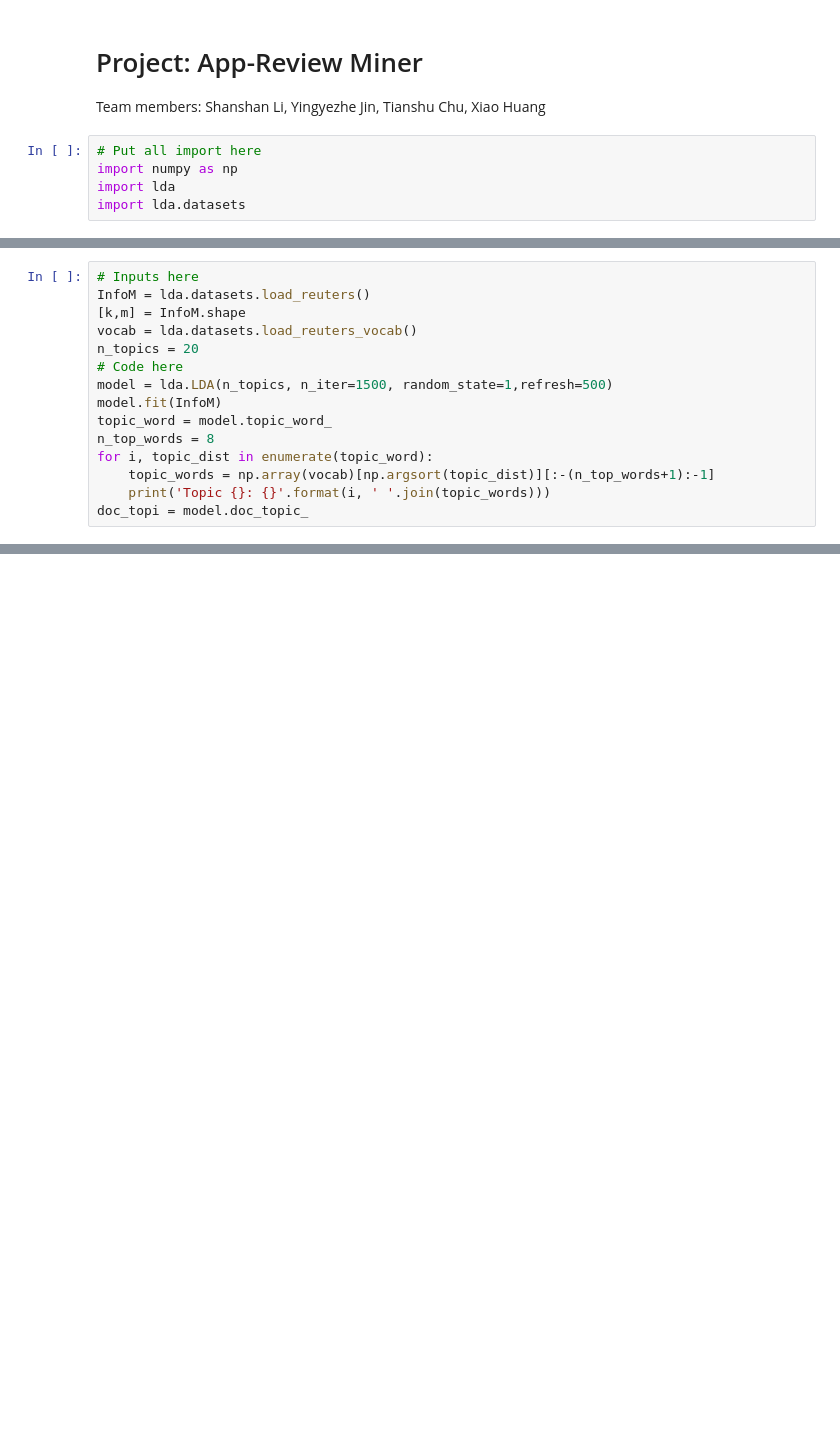
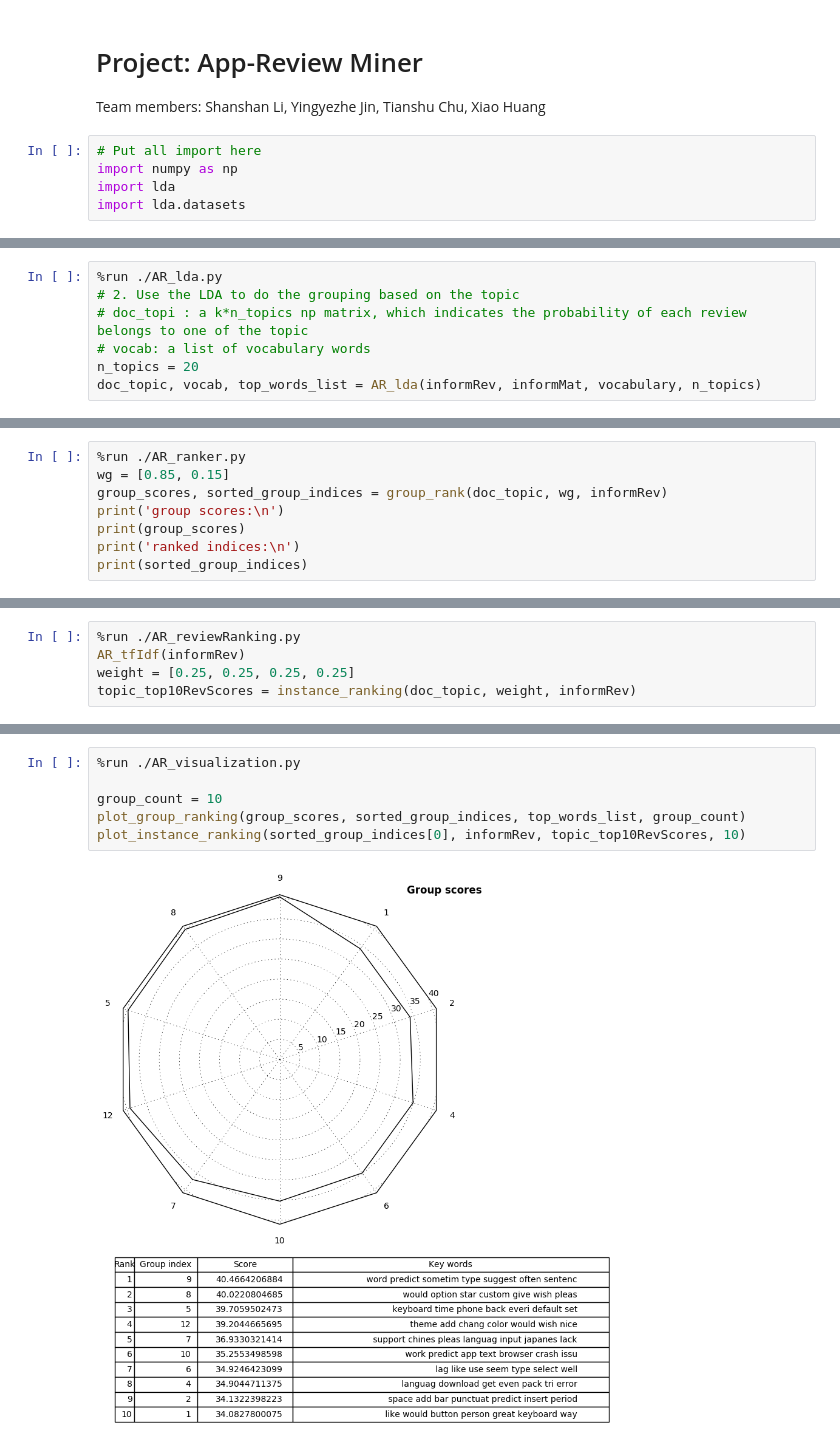
Before and after one commit to jinyyy666/AR_Miner, a Jupyter notebook: AR_Miner.ipynb, the cells around one changed output, grey strips where cells are left out. Saved outputs shown, nothing was run; the diff lists cells and outputs as text; blank space fills up the shorter version.

```diff
--- a/AR_Miner.ipynb
+++ b/AR_Miner.ipynb
@@ -31,15 +78,0 @@ import lda.datasets
-# %%
-# Inputs here
-InfoM = lda.datasets.load_reuters()
-[k,m] = InfoM.shape
-vocab = lda.datasets.load_reuters_vocab()
-n_topics = 20
-# Code here
-model = lda.LDA(n_topics, n_iter=1500, random_state=1,refresh=500)
-model.fit(InfoM)
-topic_word = model.topic_word_
-n_top_words = 8
-for i, topic_dist in enumerate(topic_word):
-    topic_words = np.array(vocab)[np.argsort(topic_dist)][:-(n_top_words+1):-1]
-    print('Topic {}: {}'.format(i, ' '.join(topic_words)))
-doc_topi = model.doc_topic_
@@ -75,0 +79,7 @@ Topic 19: city museum art exhibition century million churches set
+# %%
+%run ./AR_lda.py
+# 2. Use the LDA to do the grouping based on the topic
+# doc_topi : a k*n_topics np matrix, which indicates the probability of each review belongs to one of the topic
+# vocab: a list of vocabulary words
+n_topics = 20
+doc_topic, vocab, top_words_list = AR_lda(informRev, informMat, vocabulary, n_topics)
@@ -96,0 +135,8 @@ print ClustNum
+# %%
+%run ./AR_ranker.py
+wg = [0.85, 0.15]
+group_scores, sorted_group_indices = group_rank(doc_topic, wg, informRev)
+print('group scores:\n')
+print(group_scores)
+print('ranked indices:\n')
+print(sorted_group_indices)
@@ -96,0 +210,5 @@ print ClustNum
+# %%
+%run ./AR_reviewRanking.py
+AR_tfIdf(informRev)
+weight = [0.25, 0.25, 0.25, 0.25]
+topic_top10RevScores = instance_ranking(doc_topic, weight, informRev)
@@ -96,0 +268,8 @@ print ClustNum
+# %%
+%run ./AR_visualization.py
+
+group_count = 10
+plot_group_ranking(group_scores, sorted_group_indices, top_words_list, group_count)
+plot_instance_ranking(sorted_group_indices[0], informRev, topic_top10RevScores, 10)
+# %% [output]
+[figure, added]
```
Also changed, not shown: parts of 24 cells of this notebook.
